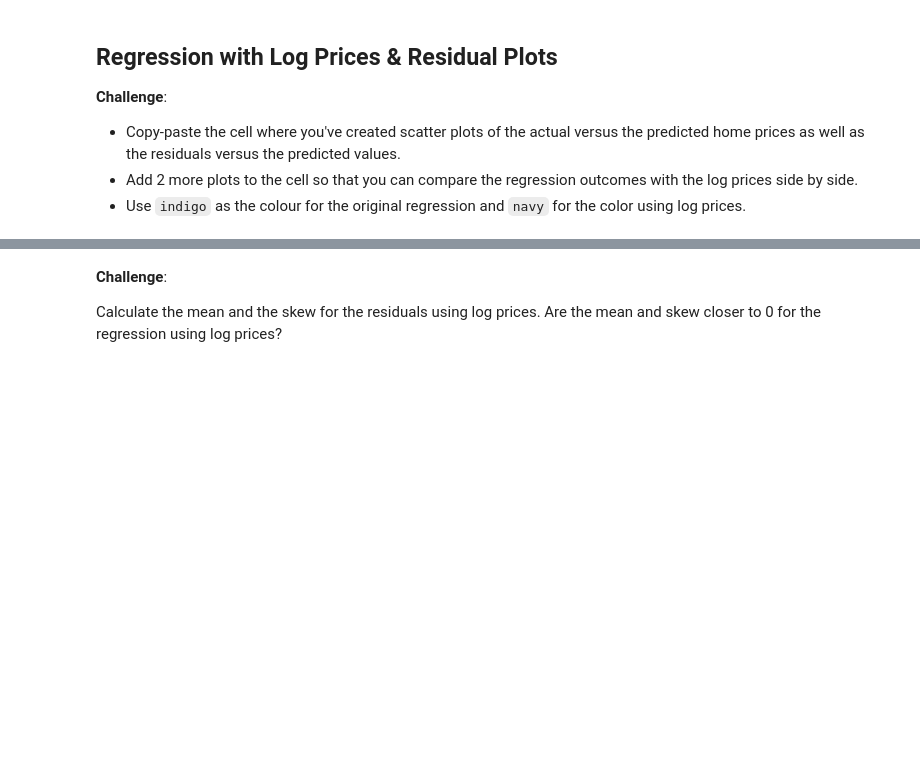
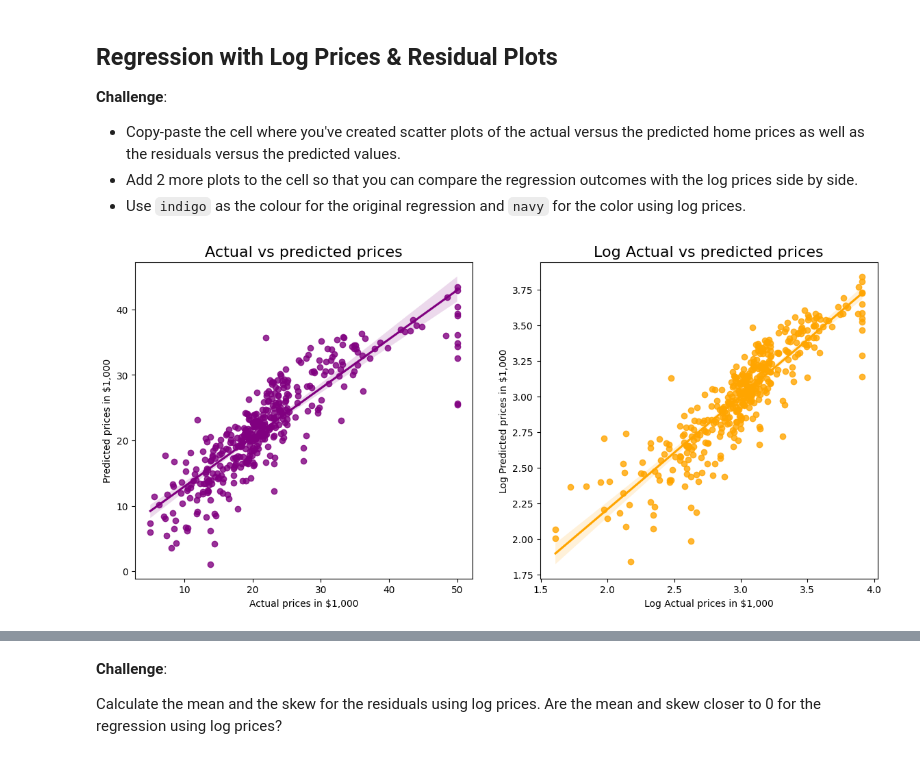
Before and after one commit to juandrzej/100days_of_code, a Jupyter notebook: 100days_of_code_day81_boston_house_prices/Multivariable_Regression_and_Valuation_Model.ipynb, the cells around one changed output, grey strips where cells are left out. Cells and saved outputs as stored; diff of their text form; code cells hidden in the pictures; blank space fills up the shorter version.

```diff
--- a/100days_of_code_day81_boston_house_prices/Multivariable_Regression_and_Valuation_Model.ipynb
+++ b/100days_of_code_day81_boston_house_prices/Multivariable_Regression_and_Valuation_Model.ipynb
@@ -625,20 +625,19 @@ $$ \log (PR \hat ICE) = \theta _0 + \theta _1 RM + \theta _2 NOX + \theta_3 DIS
 * What is the r-squared of the regression on the training data?
 * Have we improved the fit of our model compared to before based on this measure?
 # %%
-target = log_data
-features = data.drop('PRICE', axis=1)
+log_target = log_data
+log_features = data.drop('PRICE', axis=1)
 
-x_train, x_test, y_train, y_test = train_test_split(
-    features,
-    target,
+log_x_train, log_x_test, log_y_train, log_y_test = train_test_split(
+    log_features,
+    log_target,
     train_size=0.8,
     random_state=10
 )
 # %%
-
-regression = LinearRegression().fit(x_train, y_train)
-rsquared = regression.score(x_train, y_train)
-print(f"The traning data r-squared is {rsquared:.2f}")
+log_regression = LinearRegression().fit(log_x_train, log_y_train)
+log_rsquared = log_regression.score(log_x_train, log_y_train)
+print(f"The traning data r-squared is {log_rsquared:.2f}")
 # %% [output]
 The traning data r-squared is 0.79
 # %% [markdown]
@@ -659,3 +680,35 @@ Hint: Use a DataFrame to make the output look pretty.
 * Copy-paste the cell where you've created scatter plots of the actual versus the predicted home prices as well as the residuals versus the predicted values.
 * Add 2 more plots to the cell so that you can compare the regression outcomes with the log prices side by side.
 * Use `indigo` as the colour for the original regression and `navy` for the color using log prices.
+# %%
+log_predicted_values = log_regression.predict(log_x_train)
+log_residuals = np.array((log_y_train - log_predicted_values))
+
+# Create figure with 2 subplots
+fig, (ax1, ax2) = plt.subplots(1, 2, figsize=(14, 6))
+
+sns.regplot(
+    x=y_train,
+    y=predicted_values,
+    color="purple",
+    ax=ax1
+)
+
+ax1.set_title('Actual vs predicted prices', fontsize=16)
+ax1.set_xlabel('Actual prices in $1,000')
+ax1.set_ylabel('Predicted prices in $1,000')
+
+sns.regplot(
+    x=log_y_train,
+    y=log_predicted_values,
+    color="orange",
+    ax=ax2
+)
+
+ax2.set_title('Log Actual vs predicted prices', fontsize=16)
+ax2.set_xlabel('Log Actual prices in $1,000')
+ax2.set_ylabel('Log Predicted prices in $1,000')
+
+plt.show()
+# %% [output]
+[figure, added]
```
Also changed, not shown: parts of 4 cells of this notebook.
